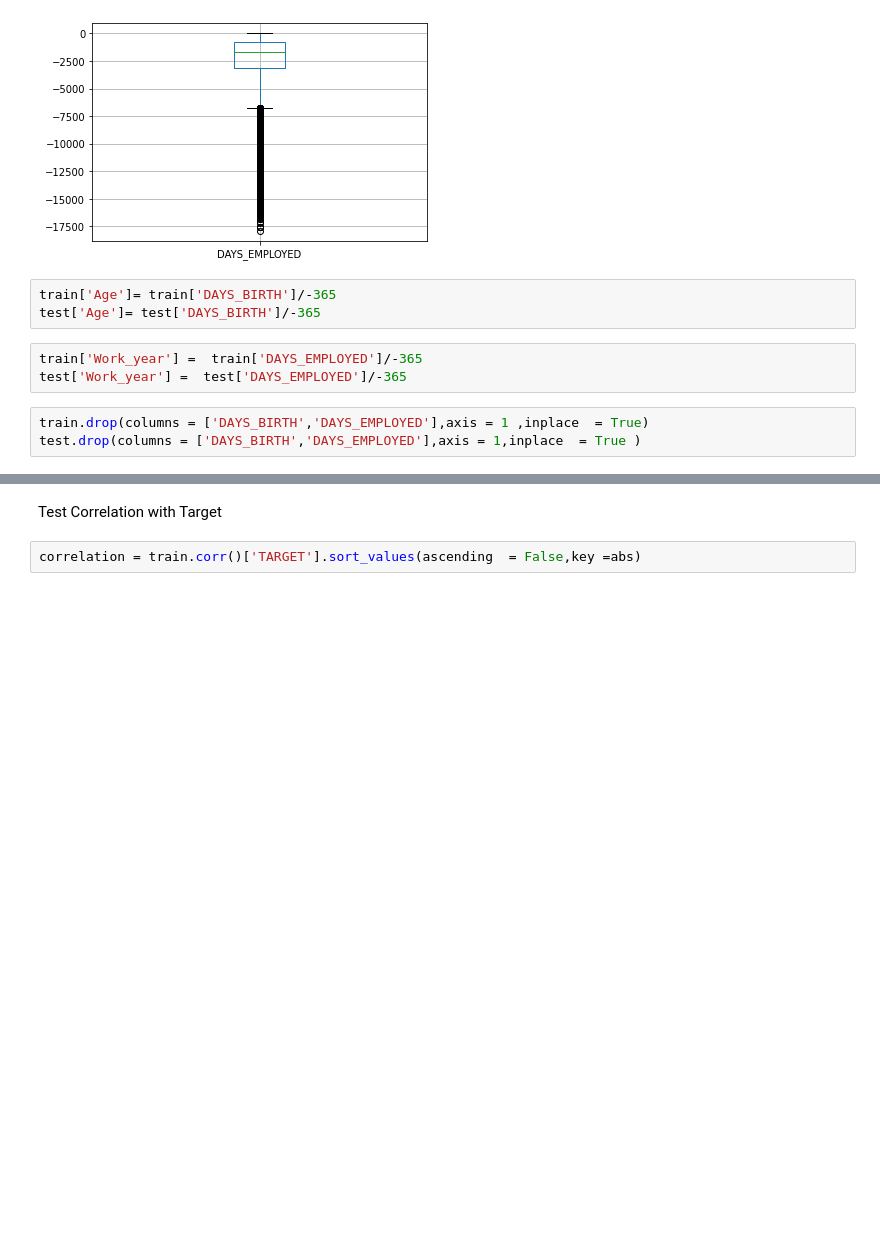
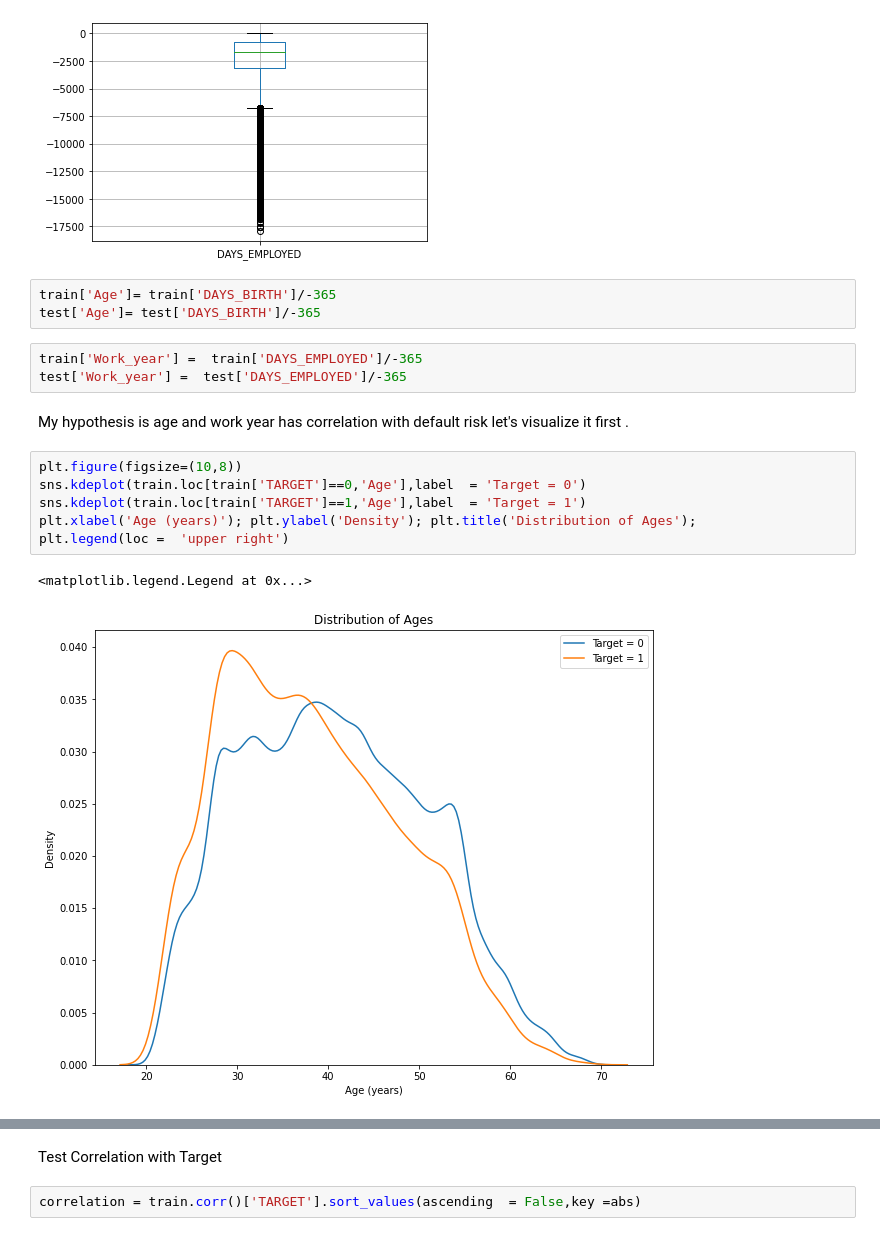
Before and after one commit to blxsheep/Home_credit_default_Risk, a Jupyter notebook: Home_Credit_Default_Risk.ipynb, the cells around one changed output, grey strips where cells are left out. Cells and saved outputs as stored; diff of their text form; blank space fills up the shorter version.

```diff
--- a/Home_Credit_Default_Risk.ipynb
+++ b/Home_Credit_Default_Risk.ipynb
@@ -185,6 +222,14 @@ test['Age']= test['DAYS_BIRTH']/-365
 # %%
 train['Work_year'] =  train['DAYS_EMPLOYED']/-365
 test['Work_year'] =  test['DAYS_EMPLOYED']/-365
-# %%
-train.drop(columns = ['DAYS_BIRTH','DAYS_EMPLOYED'],axis = 1 ,inplace  = True)
-test.drop(columns = ['DAYS_BIRTH','DAYS_EMPLOYED'],axis = 1,inplace  = True )
+# %% [markdown]
+My hypothesis is age  and work year has correlation with default risk let's visualize it first .
+# %%
+plt.figure(figsize=(10,8))
+sns.kdeplot(train.loc[train['TARGET']==0,'Age'],label  = 'Target = 0')
+sns.kdeplot(train.loc[train['TARGET']==1,'Age'],label  = 'Target = 1')
+plt.xlabel('Age (years)'); plt.ylabel('Density'); plt.title('Distribution of Ages');
+plt.legend(loc =  'upper right')
+# %% [output]
+<matplotlib.legend.Legend at 0x...>
+[figure, added]
```
Also changed, not shown: parts of 70 cells of this notebook.
